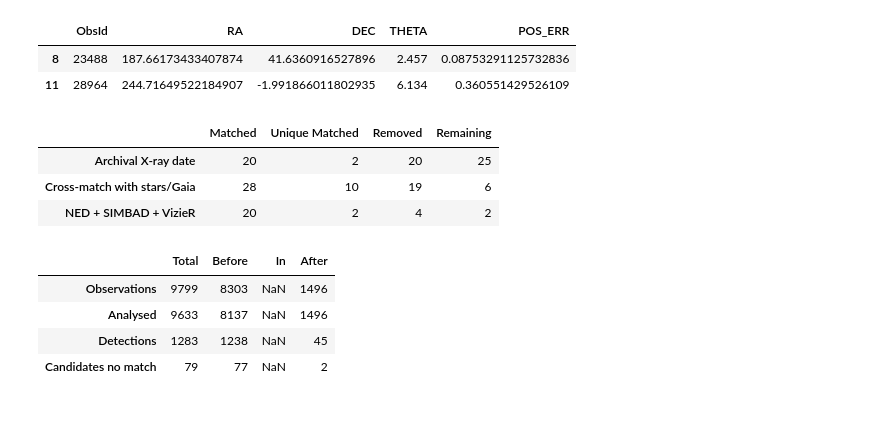
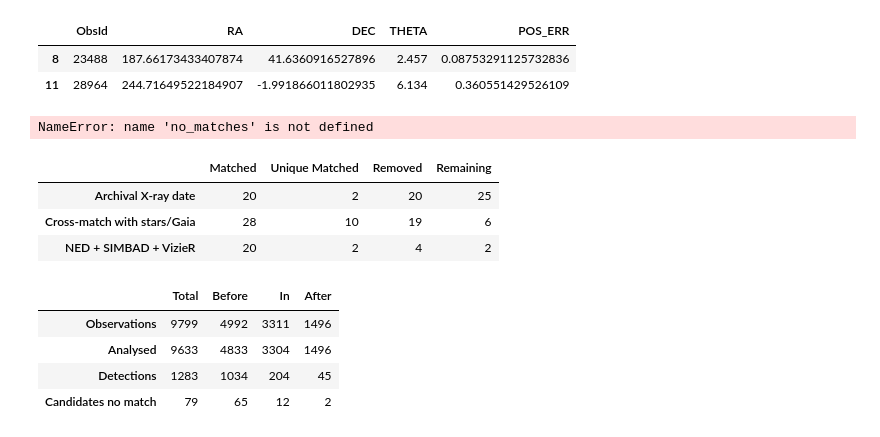
Before and after one commit to jessecrans/bachelor-internship, a Jupyter notebook: code/search/test.ipynb, the cells around one changed output. Saved outputs shown, nothing was run; the diff lists cells and outputs as text; code cells hidden in the pictures.

```diff
--- a/code/search/test.ipynb
+++ b/code/search/test.ipynb
@@ -34,13 +33,23 @@ no_matches
 | 11 | 28964 | 244.71649522184907 | -1.991866011802935 | 6.134 | 0.360551429526109 |
 # %%
 # plot the light curves of the candidates with no matches
-# for i, fxt in no_matches.iterrows():
-#     plot_light_curve(
-#         fxt['ObsId'],
-#         float(fxt['RA']),
-#         float(fxt['DEC']),
-#         float(fxt['THETA']),
-#     )
+for i, fxt in no_matches.iterrows():
+    pass
+    # lc = gen_light_curve(
+    #     fxt['ObsId'],
+    #     float(fxt['RA']),
+    #     float(fxt['DEC']),
+    #     float(fxt['THETA']),
+    # )
+    # print(lc)
+    # plot_light_curve(
+    #     fxt['ObsId'],
+    #     float(fxt['RA']),
+    #     float(fxt['DEC']),
+    #     float(fxt['THETA']),
+    # )
+# %% [output]
+NameError: name 'no_matches' is not defined
 # %%
 # get the criteria table for a certain date range like in the papers
 
@@ -62,23 +71,23 @@ criteria_table
 # %%
 # get table of number of observations, analysed observations, detections and no match detections
 
 date_range = [
     # '',
-    # '2015-01-01',
+    '2015-01-01',
     '2022-04-01',
-    ''
+    # ''
 ]
 
 candidate_numbers = get_candidate_numbers(
     from_date=date_range[0], to_date=date_range[1])
 
 candidate_numbers
 # %% [output]
 |  | Total | Before | In | After |
-| Observations | 9799 | 8303 | NaN | 1496 |
-| Analysed | 9633 | 8137 | NaN | 1496 |
-| Detections | 1283 | 1238 | NaN | 45 |
-| Candidates no match | 79 | 77 | NaN | 2 |
+| Observations | 9799 | 4992 | 3311 | 1496 |
+| Analysed | 9633 | 4833 | 3304 | 1496 |
+| Detections | 1283 | 1034 | 204 | 45 |
+| Candidates no match | 79 | 65 | 12 | 2 |
 # %%
 # generate and save random light curves to manually check detections
 
```
Also changed, not shown: parts of 5 cells of this notebook, 25 other files.
